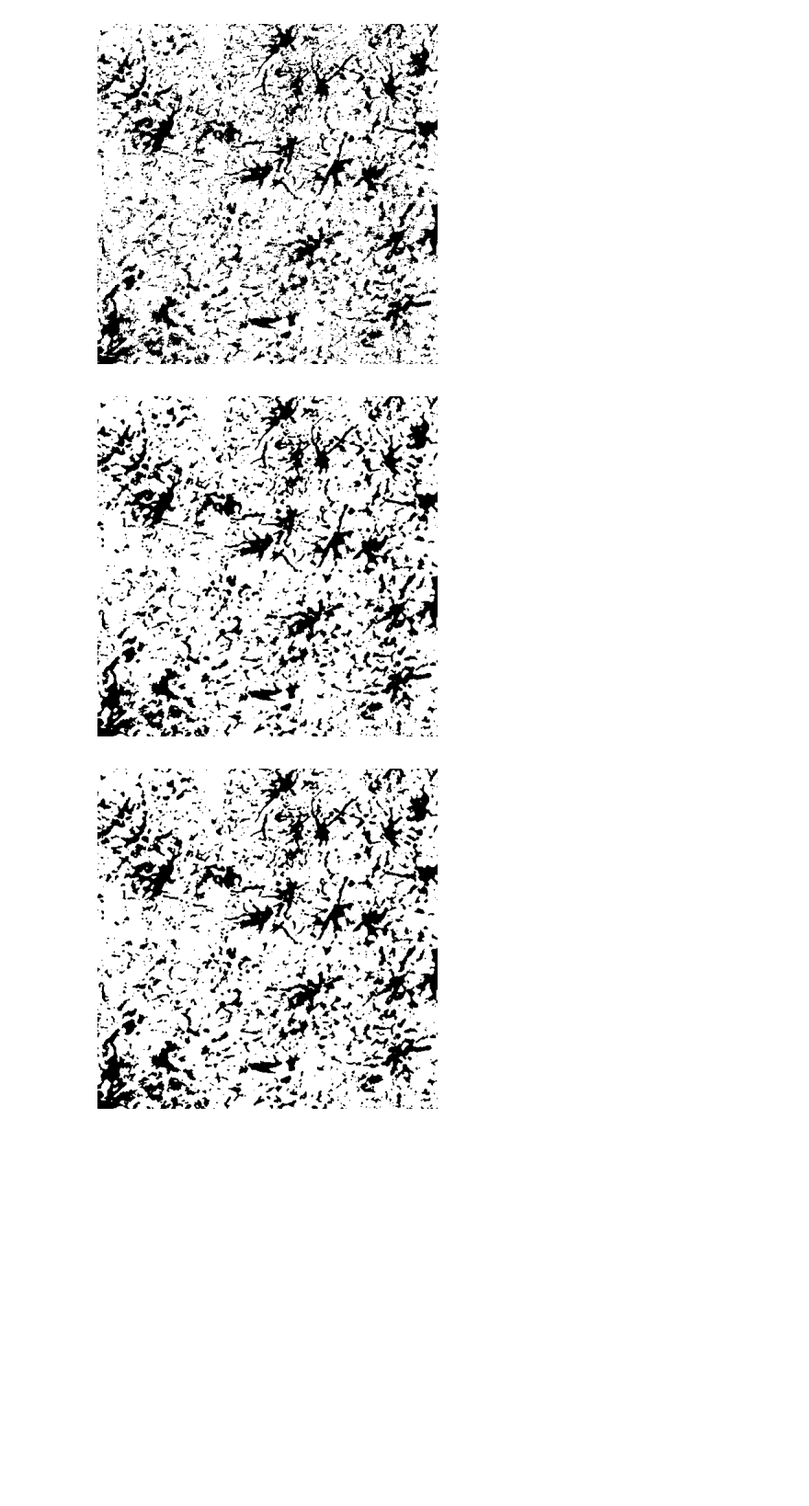
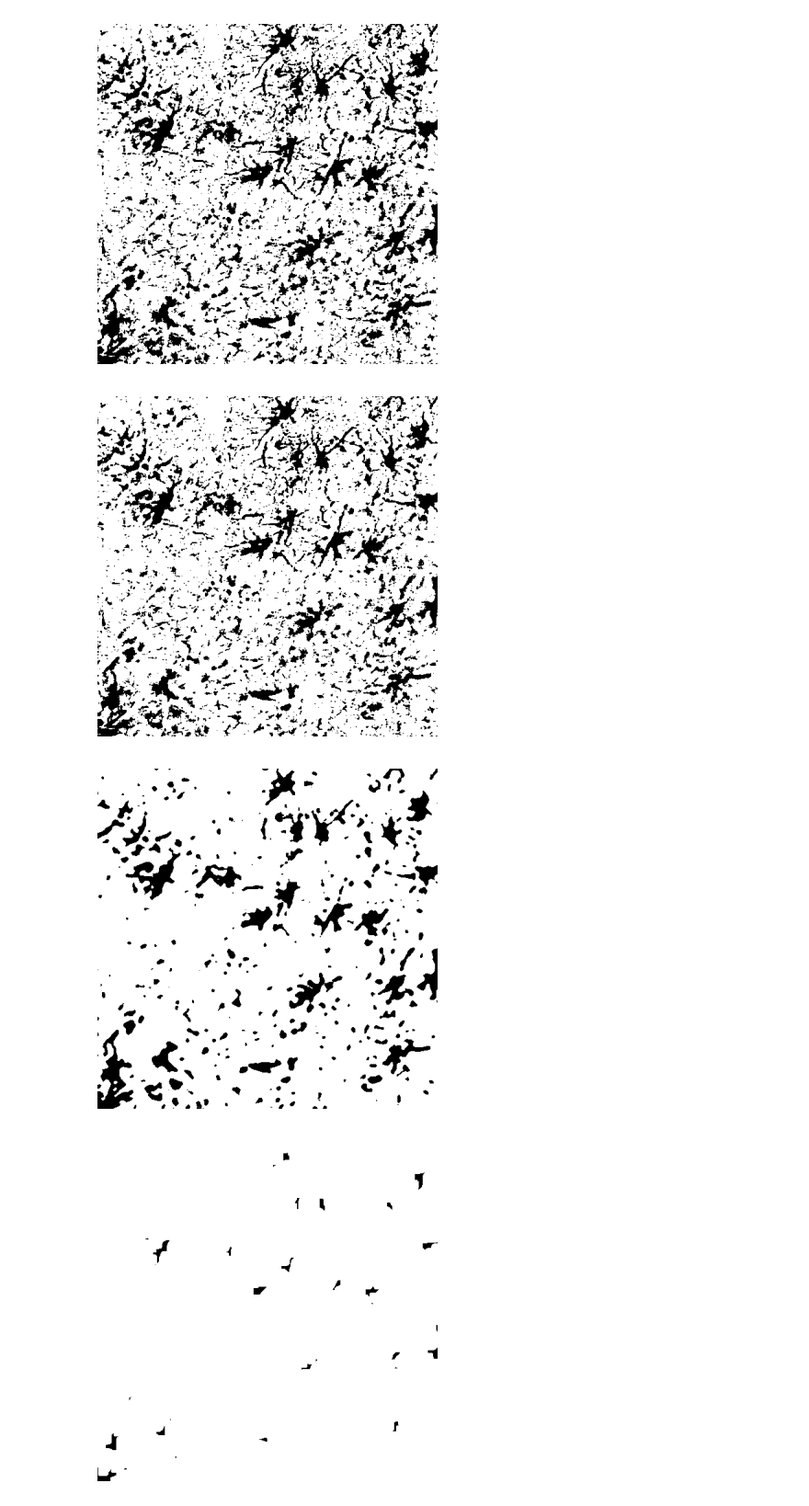
Before and after one commit to raisaaajose/astrocyte-detection, a Jupyter notebook: astrocytes.ipynb, the cells around one changed output. Shown at 92% size. Drawn from its saved outputs; the diff is of its cells as text; code cells hidden in the pictures; blank space fills up the shorter version.

```diff
--- a/astrocytes.ipynb
+++ b/astrocytes.ipynb
@@ -33,7 +33,7 @@ plt.show()
 # %%
 clahe = cv2.createCLAHE(clipLimit=5)
 clahe_img = np.clip(clahe.apply(img_gray) + 20, 0, 255).astype(np.uint8)
-_, threshold_img = cv2.threshold(img_gray, 215, 255, cv2.THRESH_BINARY)
+_, threshold_img = cv2.threshold(img_gray, 210, 255, cv2.THRESH_BINARY)
 plt.imshow(threshold_img,cmap='gray')
 # %% [output]
 <matplotlib.image.AxesImage at 0x...>
@@ -49,16 +49,25 @@ plt.imshow(otsu_thresh,cmap='gray')
 # %%
 output=threshold_img.copy()
 blurred = cv2.GaussianBlur(output, (3, 3), 0)
-median_blurred = cv2.medianBlur(output, 3)
-dbilateral_filter = cv2.bilateralFilter(src=median_blurred, d=15, sigmaColor=20, sigmaSpace=750)
+median_blurred = cv2.medianBlur(output, 7)
 
+kernel = np.ones((11,11), np.uint8)
+eroded_image = cv2.erode(~median_blurred, kernel, iterations=1)
 
+median_blurred2 = cv2.medianBlur(eroded_image, 7)
+plt.imshow(output,cmap='gray')
+plt.axis('off')
+plt.show()
 plt.imshow(median_blurred,cmap='gray')
 plt.axis('off')
 plt.show()
-plt.imshow(dbilateral_filter,cmap='gray')
+plt.imshow(~eroded_image,cmap='gray')
 plt.axis('off')
 plt.show()
+plt.imshow(~median_blurred2,cmap='gray')
+plt.axis('off')
+plt.show()
 # %% [output]
-[figure, old version]
+[figure, new version]
-[figure, old version]
+[figure, new version]
+[figure, added]
```
Also changed, not shown: parts of 5 cells of this notebook.
